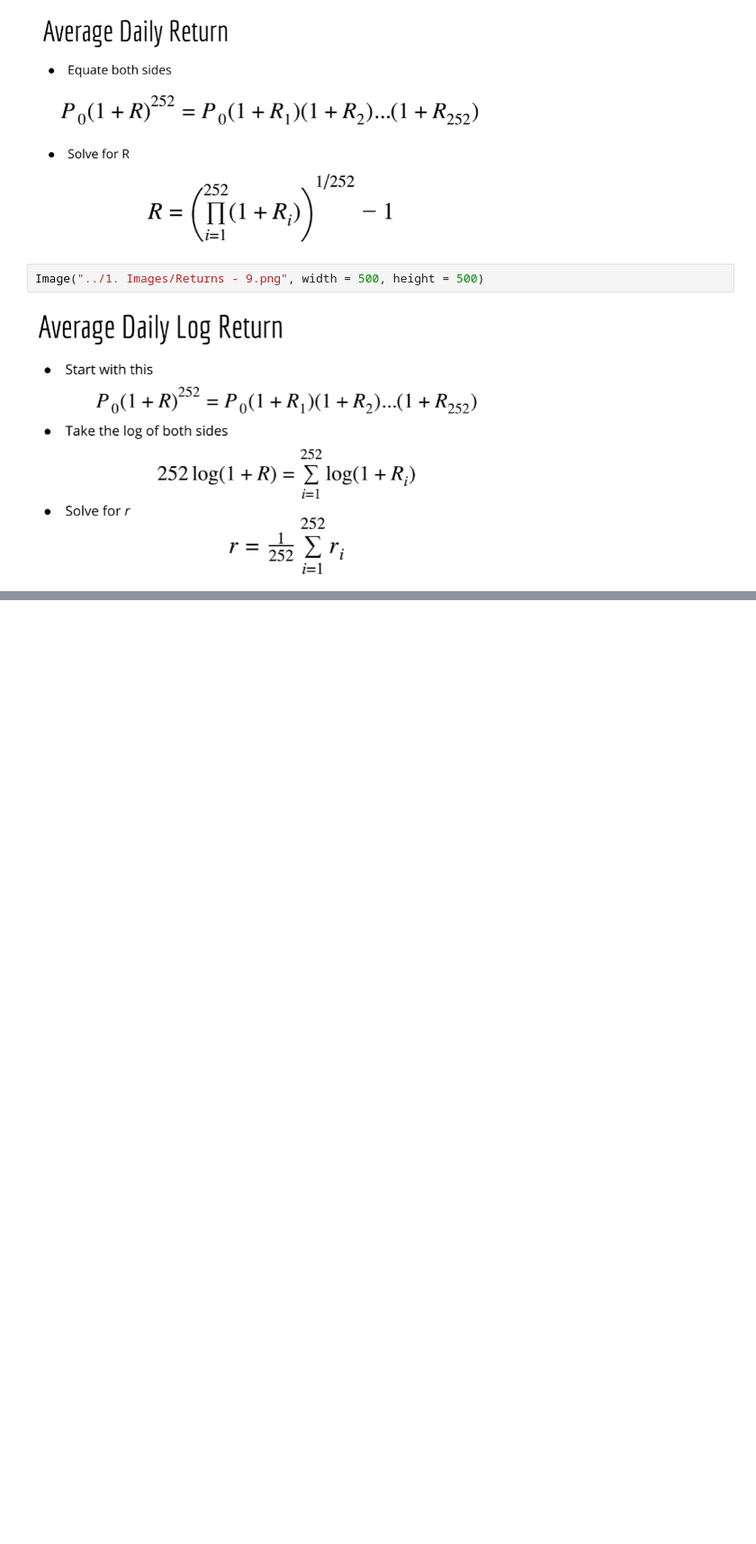
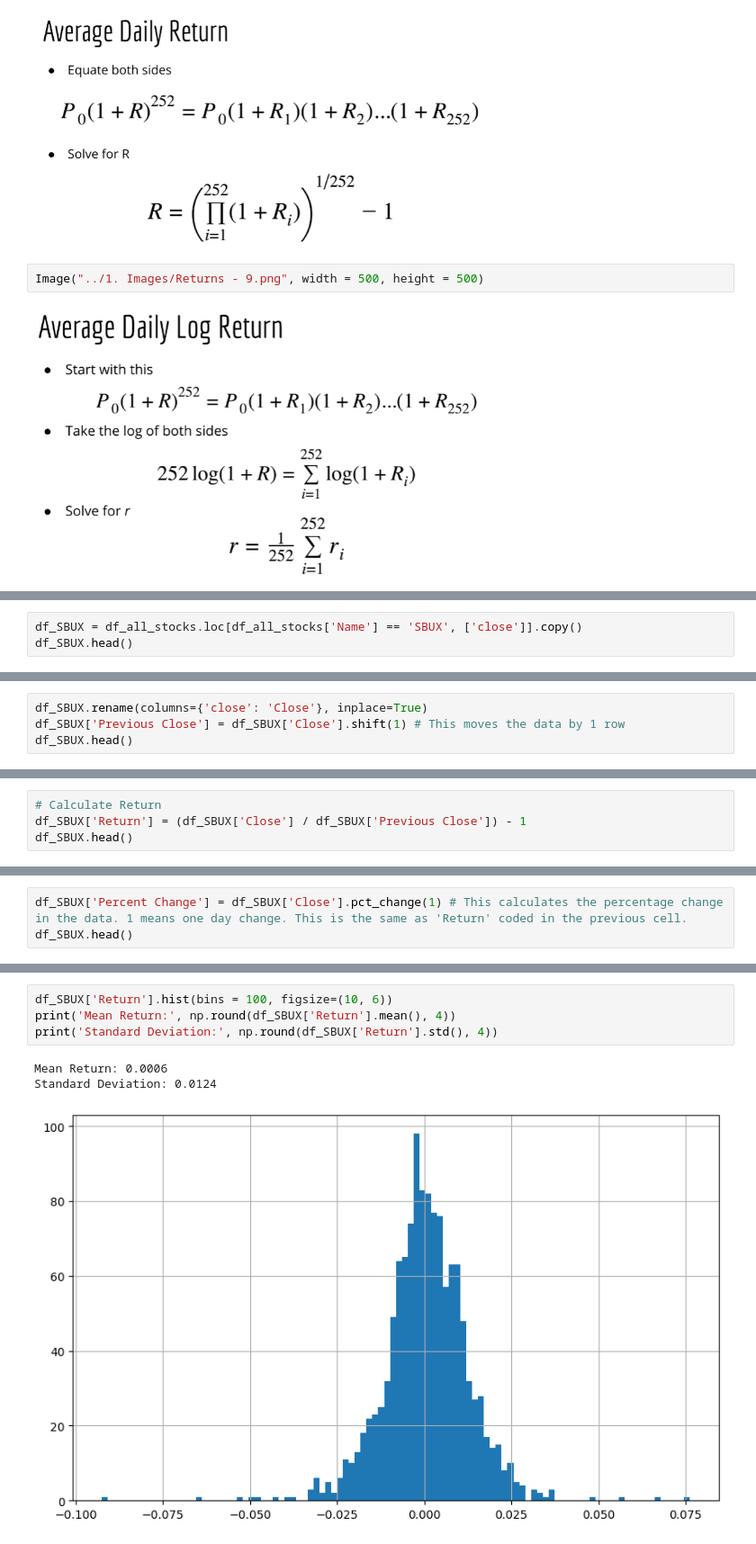
Before and after one commit to sidchakravarty/lazyprogrammer_financial_engineering, a Jupyter notebook: 2. Python/1. Financial Basics.ipynb, the cells around one changed output, grey strips where cells are left out. Shown at 90% size. Saved outputs shown, nothing was run; the diff lists cells and outputs as text; blank space fills up the shorter version.

```diff
--- a/2. Python/1. Financial Basics.ipynb
+++ b/2. Python/1. Financial Basics.ipynb
@@ -443,0 +579,3 @@ Image("../1. Images/Returns - 9.png", width = 500, height = 500)
+# %%
+df_SBUX = df_all_stocks.loc[df_all_stocks['Name'] == 'SBUX', ['close']].copy()
+df_SBUX.head()
@@ -443,0 +590,4 @@ Image("../1. Images/Returns - 9.png", width = 500, height = 500)
+# %%
+df_SBUX.rename(columns={'close': 'Close'}, inplace=True)
+df_SBUX['Previous Close'] = df_SBUX['Close'].shift(1) # This moves the data by 1 row
+df_SBUX.head()
@@ -443,0 +602,4 @@ Image("../1. Images/Returns - 9.png", width = 500, height = 500)
+# %%
+# Calculate Return
+df_SBUX['Return'] = (df_SBUX['Close'] / df_SBUX['Previous Close']) - 1
+df_SBUX.head()
@@ -443,0 +614,3 @@ Image("../1. Images/Returns - 9.png", width = 500, height = 500)
+# %%
+df_SBUX['Percent Change'] = df_SBUX['Close'].pct_change(1) # This calculates the percentage change in the data. 1 means one day change. This is the same as 'Return' coded in the previous cell.
+df_SBUX.head()
@@ -443,0 +625,8 @@ Image("../1. Images/Returns - 9.png", width = 500, height = 500)
+# %%
+df_SBUX['Return'].hist(bins = 100, figsize=(10, 6))
+print('Mean Return:', np.round(df_SBUX['Return'].mean(), 4))
+print('Standard Deviation:', np.round(df_SBUX['Return'].std(), 4))
+# %% [output]
+Mean Return: 0.0006
+Standard Deviation: 0.0124
+[figure, added]
```
Also changed, not shown: parts of 23 cells of this notebook, 2 other files.
